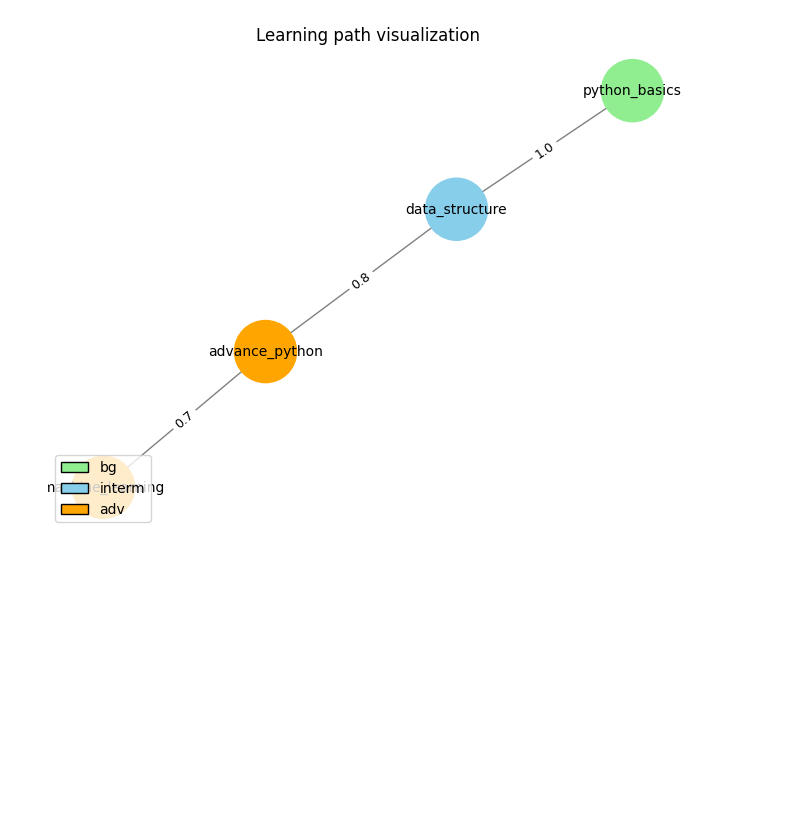
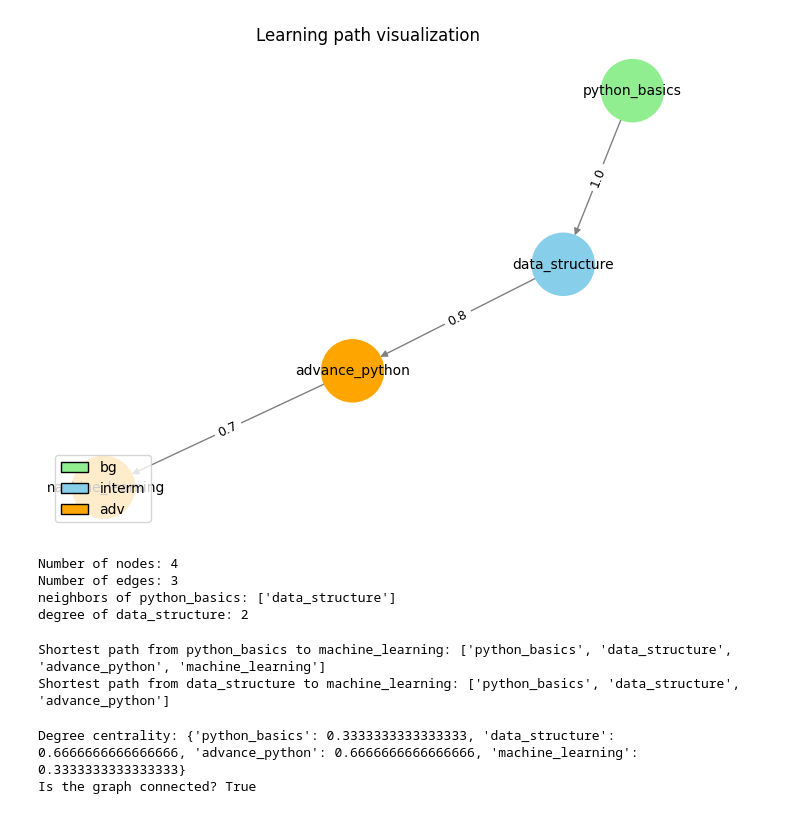
Before and after one commit to delowarshizar/Practice, a Jupyter notebook: week06_1453.ipynb, the cells around one changed output. Cells and saved outputs as stored; diff of their text form; code cells hidden in the pictures; blank space fills up the shorter version.

```diff
--- a/week06_1453.ipynb
+++ b/week06_1453.ipynb
@@ -48,34 +48,63 @@ relationships = [
     (('advance_python','machine_learning'), {'weight':0.7})
 
 ]
-G = nx.Graph()
+G = nx.DiGraph()
 
 for topic, metadata in topics.items():
     G.add_node(topic, **metadata)
 
 for (u, v), data in relationships:
     G.add_edge(u, v, **data)
 
 pos = nx.spring_layout(G)
 
 nod_colors = {
     'bg': 'lightgreen',
     'interm': 'skyblue',
     'adv': 'orange'
 }
 node_color_list = [nod_colors[G.nodes[node]['diff']] for node in G.nodes]
 nx.draw(G, pos, with_labels=True, node_color=node_color_list,
         node_size=2000, font_size=10,edge_color='gray' )
 
 edge_labels = {(u,v):f"{d['weight']}"for u,v,d in G.edges(data=True)}
 nx.draw_networkx_edge_labels(G, pos, edge_labels=edge_labels,font_size=9)
 
 from matplotlib.patches import Patch
 legend_elements = [Patch(facecolor='lightgreen', edgecolor='black', label='bg'),
                    Patch(facecolor='skyblue', edgecolor='black', label='interm'),
                    Patch(facecolor='orange', edgecolor='black', label='adv')]
 plt.legend(handles=legend_elements,loc = 'lower left')
 plt.title('Learning path visualization', fontsize=12)
 plt.show()
 # %% [output]
-[figure, old version]
+[figure, new version]
+# %%
+print(F"Number of nodes: {G.number_of_nodes()}")
+print(F"Number of edges: {G.number_of_edges() }")
+
+print(f"neighbors of python_basics: {list(G.neighbors('python_basics'))}")
+print(f"degree of data_structure: {G.degree('data_structure')}")
+# %% [output]
+Number of nodes: 4
+Number of edges: 3
+neighbors of python_basics: ['data_structure']
+degree of data_structure: 2
+# %%
+
+shortest_path_1 = nx.shortest_path(G, source='python_basics', target='machine_learning')
+shortest_path_2 = nx.shortest_path(G, source='python_basics', target='advance_python')
+print(f"Shortest path from python_basics to machine_learning: {shortest_path_1}")
+print(f"Shortest path from data_structure to machine_learning: {shortest_path_2}")
+# %% [output]
+Shortest path from python_basics to machine_learning: ['python_basics', 'data_structure', 'advance_python', 'machine_learning']
+Shortest path from data_structure to machine_learning: ['python_basics', 'data_structure', 'advance_python']
+# %%
+centrality = nx.degree_centrality(G)
+print(f"Degree centrality: {centrality}")
+
+is_connected = nx.is_connected(G.to_undirected())
+print(f"Is the graph connected? {is_connected}")
+# %% [output]
+Degree centrality: {'python_basics': 0.3333333333333333, 'data_structure': 0.6666666666666666, 'advance_python': 0.6666666666666666, 'machine_learning': 0.3333333333333333}
+Is the graph connected? True
```
Also changed, not shown: parts of 2 cells of this notebook.
